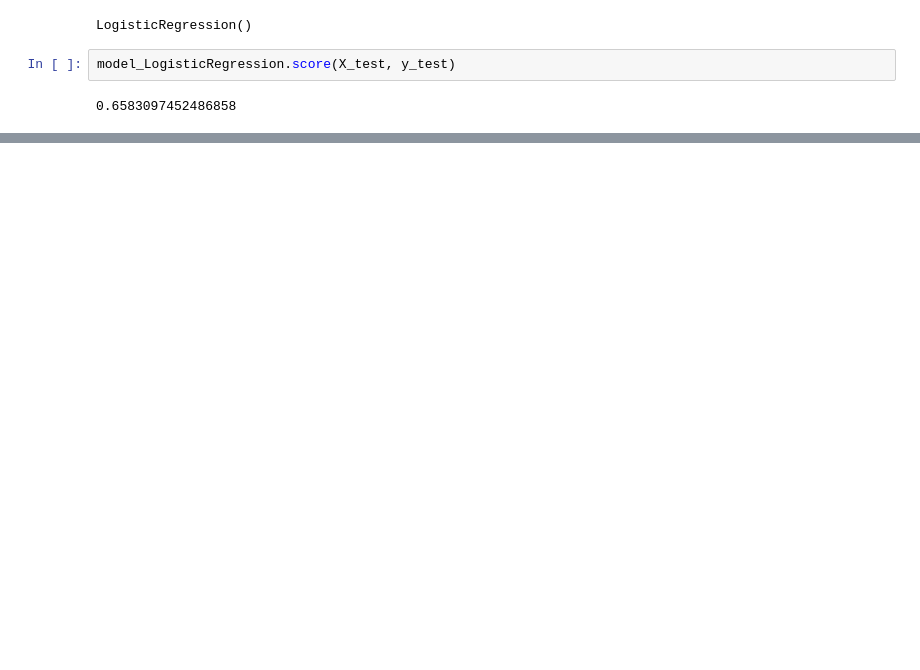
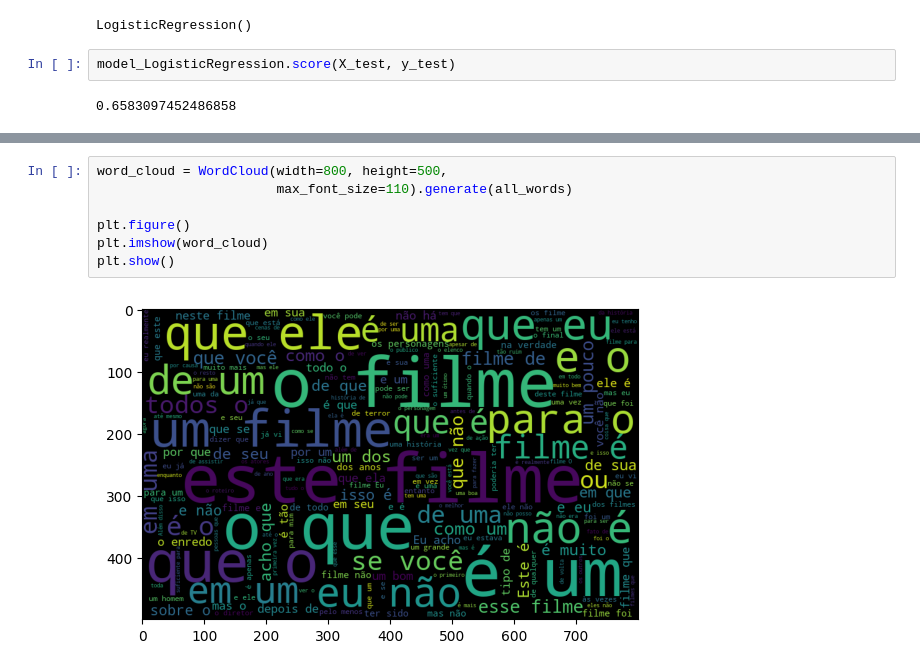
Before and after one commit to xpcosmos/nlp-tecnicas, a Jupyter notebook: model.ipynb, the cells around one changed output, grey strips where cells are left out. Drawn from its saved outputs; the diff is of its cells as text; blank space fills up the shorter version.

```diff
--- a/model.ipynb
+++ b/model.ipynb
@@ -100,0 +135,9 @@ model_LogisticRegression.score(X_test, y_test)
+# %%
+word_cloud = WordCloud(width=800, height=500,
+                       max_font_size=110).generate(all_words)
+
+plt.figure()
+plt.imshow(word_cloud)
+plt.show()
+# %% [output]
+[figure, added]
```
Also changed, not shown: parts of 16 cells of this notebook, 6 other files.
